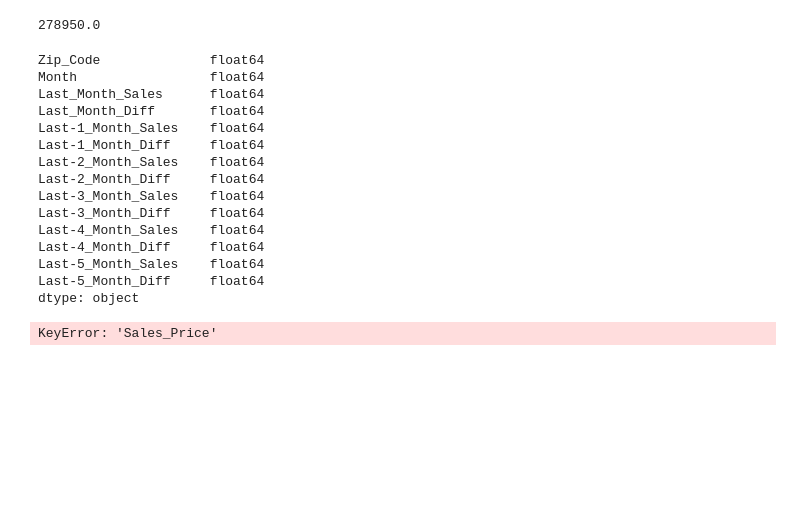
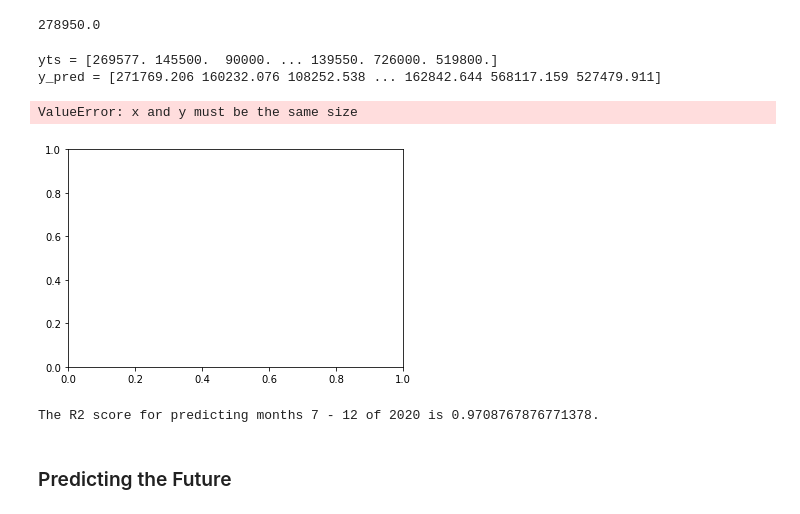
Before and after one commit to FinalProject-2021/Housing_Valuation, a Jupyter notebook: ML_model_K.ipynb, the cells around one changed output. Drawn from its saved outputs; the diff is of its cells as text; code cells hidden in the pictures; blank space fills up the shorter version.

Commit message:
Calculated r2 score for validation

```diff
--- a/ML_model_K.ipynb
+++ b/ML_model_K.ipynb
@@ -387,41 +388,41 @@ yts[0]
 val = melt7[melt7['Month'] < 19]
 
 xts = val.drop(['Sale_Price'], axis=1)
+yts = val['Sale_Price'].values
 
-Y_pred = model.predict(xts)
+y_pred = model.predict(xts)
+
+print(f'yts = {yts} \ny_pred = {y_pred}')
+# %% [output]
+yts = [269577. 145500.  90000. ... 139550. 726000. 519800.]
+y_pred = [271769.206 160232.076 108252.538 ... 162842.644 568117.159 527479.911]
 # %%
-xts = xts.astype(float)
-xts.dtypes
+# xts = xts.astype(float)
+# # xts.dtypes
+# xts.head()
+# xts
-# %% [output]
-Zip_Code              float64
-Month                 float64
-Last_Month_Sales      float64
-Last_Month_Diff       float64
-Last-1_Month_Sales    float64
-Last-1_Month_Diff     float64
-Last-2_Month_Sales    float64
-Last-2_Month_Diff     float64
-Last-3_Month_Sales    float64
-Last-3_Month_Diff     float64
-Last-4_Month_Sales    float64
-Last-4_Month_Diff     float64
-Last-5_Month_Sales    float64
-Last-5_Month_Diff     float64
-dtype: object
 # %%
 # Visualizing results of test
-X_grid = np.arange(min(xts), max(xts), 500)
+X_grid = np.arange(min(xts['Zip_Code']), max(xts['Zip_Code']), 500)
 X_grid = X_grid.reshape((len(X_grid), 1))
 
 # Scatter plot of original data
 plt.scatter(xts, yts, color='green')
 
 # Plot of predicted data
 plt.plot(X_grid, model.predict(X_grid), color='red')
 plt.title('Random Forest Regression')
 plt.xlabel('Month')
 plt.ylabel('Sale Price')
 
 plt.show()
 # %% [output]
-KeyError: 'Sales_Price'
+ValueError: x and y must be the same size
+[figure, added]
+# %%
+r2 = r2_score(yts, y_pred)
+print(f'The R2 score for predicting months 7 - 12 of 2020 is {r2}.')
+# %% [output]
+The R2 score for predicting months 7 - 12 of 2020 is 0.9708767876771378.
+# %% [markdown]
+### Predicting the Future
```
Also changed, not shown: parts of 4 cells of this notebook.
